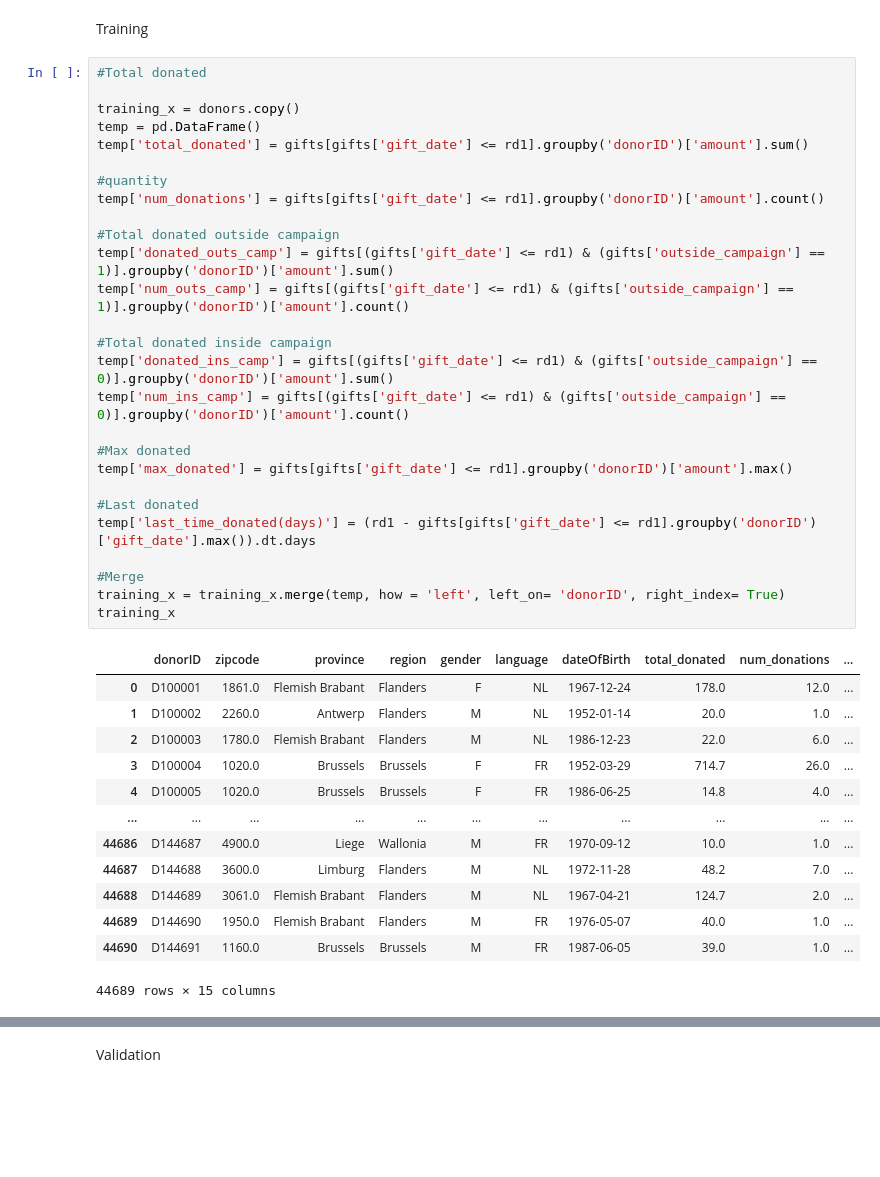
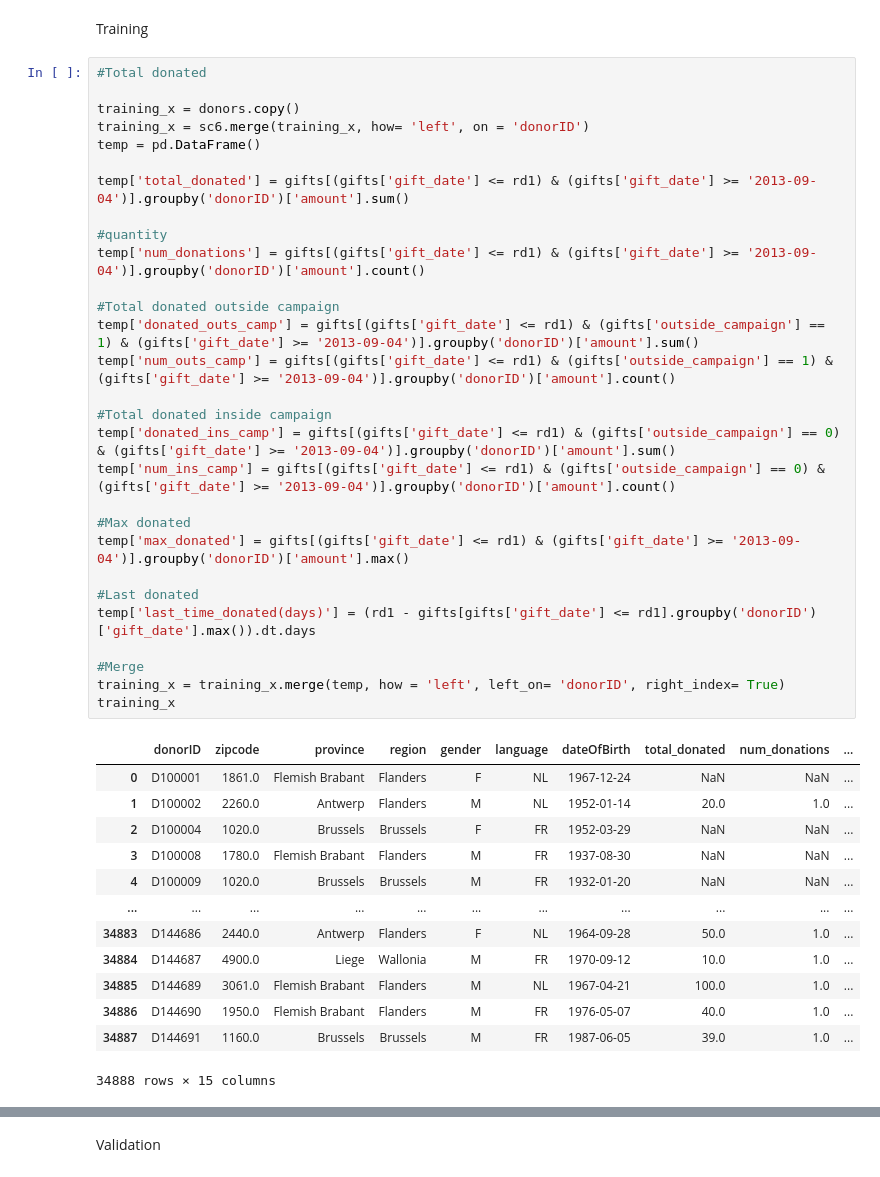
Before and after one commit to LeZM/python-predictive-group-project, a Jupyter notebook: notebooks/EDA_sebastian.ipynb, the cells around one changed output, grey strips where cells are left out. Cells and saved outputs as stored; diff of their text form; blank space fills up the shorter version.

```diff
--- a/notebooks/EDA_sebastian.ipynb
+++ b/notebooks/EDA_sebastian.ipynb
@@ -486,41 +519,43 @@ Training
 # %%
 #Total donated
 
 training_x = donors.copy()
+training_x = sc6.merge(training_x, how= 'left', on = 'donorID')
 temp = pd.DataFrame()
-temp['total_donated'] = gifts[gifts['gift_date'] <= rd1].groupby('donorID')['amount'].sum()
+
+temp['total_donated'] = gifts[(gifts['gift_date'] <= rd1) & (gifts['gift_date'] >= '2013-09-04')].groupby('donorID')['amount'].sum()
 
 #quantity
-temp['num_donations'] = gifts[gifts['gift_date'] <= rd1].groupby('donorID')['amount'].count()
+temp['num_donations'] = gifts[(gifts['gift_date'] <= rd1) & (gifts['gift_date'] >= '2013-09-04')].groupby('donorID')['amount'].count()
 
 #Total donated outside campaign
-temp['donated_outs_camp'] = gifts[(gifts['gift_date'] <= rd1) & (gifts['outside_campaign'] == 1)].groupby('donorID')['amount'].sum()
-temp['num_outs_camp'] = gifts[(gifts['gift_date'] <= rd1) & (gifts['outside_campaign'] == 1)].groupby('donorID')['amount'].count()
+temp['donated_outs_camp'] = gifts[(gifts['gift_date'] <= rd1) & (gifts['outside_campaign'] == 1) & (gifts['gift_date'] >= '2013-09-04')].groupby('donorID')['amount'].sum()
+temp['num_outs_camp'] = gifts[(gifts['gift_date'] <= rd1) & (gifts['outside_campaign'] == 1) & (gifts['gift_date'] >= '2013-09-04')].groupby('donorID')['amount'].count()
 
 #Total donated inside campaign
-temp['donated_ins_camp'] = gifts[(gifts['gift_date'] <= rd1) & (gifts['outside_campaign'] == 0)].groupby('donorID')['amount'].sum()
-temp['num_ins_camp'] = gifts[(gifts['gift_date'] <= rd1) & (gifts['outside_campaign'] == 0)].groupby('donorID')['amount'].count()
+temp['donated_ins_camp'] = gifts[(gifts['gift_date'] <= rd1) & (gifts['outside_campaign'] == 0) & (gifts['gift_date'] >= '2013-09-04')].groupby('donorID')['amount'].sum()
+temp['num_ins_camp'] = gifts[(gifts['gift_date'] <= rd1) & (gifts['outside_campaign'] == 0) & (gifts['gift_date'] >= '2013-09-04')].groupby('donorID')['amount'].count()
 
 #Max donated
-temp['max_donated'] = gifts[gifts['gift_date'] <= rd1].groupby('donorID')['amount'].max()
+temp['max_donated'] = gifts[(gifts['gift_date'] <= rd1) & (gifts['gift_date'] >= '2013-09-04')].groupby('donorID')['amount'].max()
 
 #Last donated
 temp['last_time_donated(days)'] = (rd1 - gifts[gifts['gift_date'] <= rd1].groupby('donorID')['gift_date'].max()).dt.days
 
 #Merge
 training_x = training_x.merge(temp, how = 'left', left_on= 'donorID', right_index= True)
 training_x
 # %% [output]
 |  | donorID | zipcode | province | region | gender | language | dateOfBirth | total_donated | num_donations | ... |
-| 0 | D100001 | 1861.0 | Flemish Brabant | Flanders | F | NL | 1967-12-24 | 178.0 | 12.0 | ... |
+| 0 | D100001 | 1861.0 | Flemish Brabant | Flanders | F | NL | 1967-12-24 | NaN | NaN | ... |
 | 1 | D100002 | 2260.0 | Antwerp | Flanders | M | NL | 1952-01-14 | 20.0 | 1.0 | ... |
-| 2 | D100003 | 1780.0 | Flemish Brabant | Flanders | M | NL | 1986-12-23 | 22.0 | 6.0 | ... |
-| 3 | D100004 | 1020.0 | Brussels | Brussels | F | FR | 1952-03-29 | 714.7 | 26.0 | ... |
-| 4 | D100005 | 1020.0 | Brussels | Brussels | F | FR | 1986-06-25 | 14.8 | 4.0 | ... |
+| 2 | D100004 | 1020.0 | Brussels | Brussels | F | FR | 1952-03-29 | NaN | NaN | ... |
+| 3 | D100008 | 1780.0 | Flemish Brabant | Flanders | M | FR | 1937-08-30 | NaN | NaN | ... |
+| 4 | D100009 | 1020.0 | Brussels | Brussels | M | FR | 1932-01-20 | NaN | NaN | ... |
 | ... | ... | ... | ... | ... | ... | ... | ... | ... | ... | ... |
-| 44686 | D144687 | 4900.0 | Liege | Wallonia | M | FR | 1970-09-12 | 10.0 | 1.0 | ... |
-| 44687 | D144688 | 3600.0 | Limburg | Flanders | M | NL | 1972-11-28 | 48.2 | 7.0 | ... |
-| 44688 | D144689 | 3061.0 | Flemish Brabant | Flanders | M | NL | 1967-04-21 | 124.7 | 2.0 | ... |
-| 44689 | D144690 | 1950.0 | Flemish Brabant | Flanders | M | FR | 1976-05-07 | 40.0 | 1.0 | ... |
-| 44690 | D144691 | 1160.0 | Brussels | Brussels | M | FR | 1987-06-05 | 39.0 | 1.0 | ... |
+| 34883 | D144686 | 2440.0 | Antwerp | Flanders | F | NL | 1964-09-28 | 50.0 | 1.0 | ... |
+| 34884 | D144687 | 4900.0 | Liege | Wallonia | M | FR | 1970-09-12 | 10.0 | 1.0 | ... |
+| 34885 | D144689 | 3061.0 | Flemish Brabant | Flanders | M | NL | 1967-04-21 | 100.0 | 1.0 | ... |
+| 34886 | D144690 | 1950.0 | Flemish Brabant | Flanders | M | FR | 1976-05-07 | 40.0 | 1.0 | ... |
+| 34887 | D144691 | 1160.0 | Brussels | Brussels | M | FR | 1987-06-05 | 39.0 | 1.0 | ... |
-44689 rows × 15 columns
+34888 rows × 15 columns
```
Also changed, not shown: parts of 31 cells of this notebook, 1 other file.
